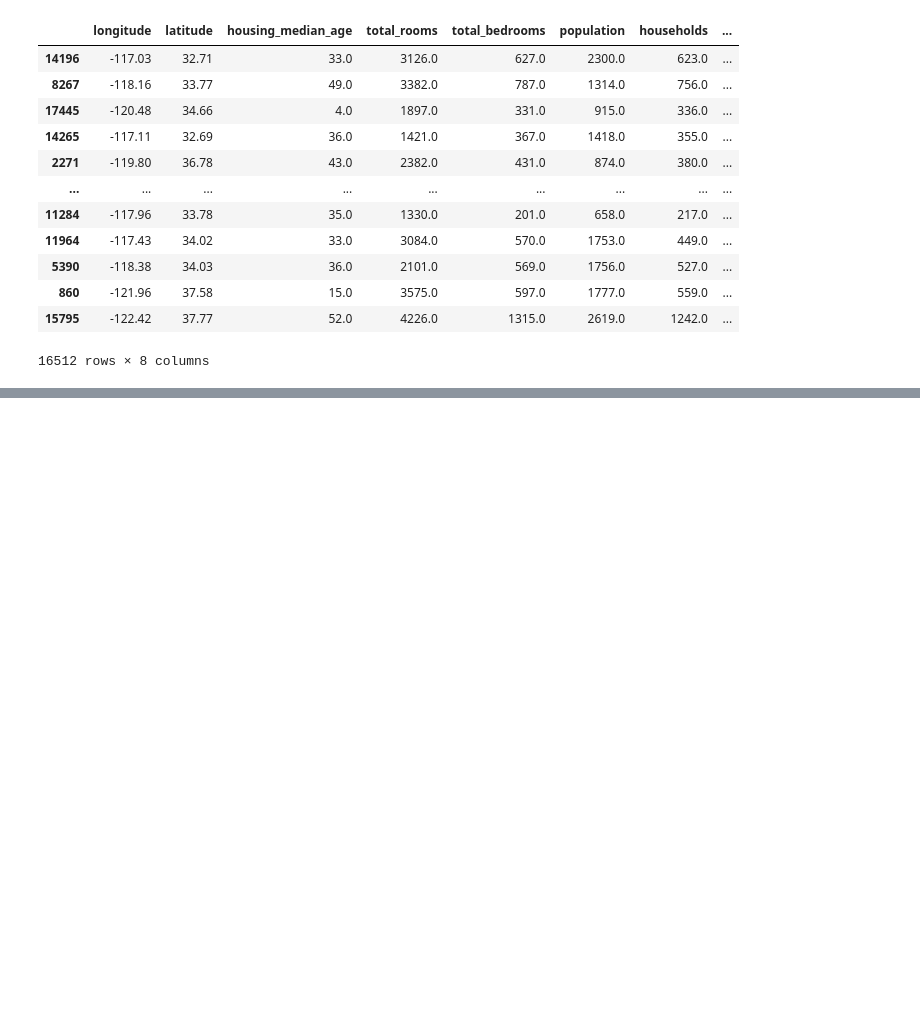
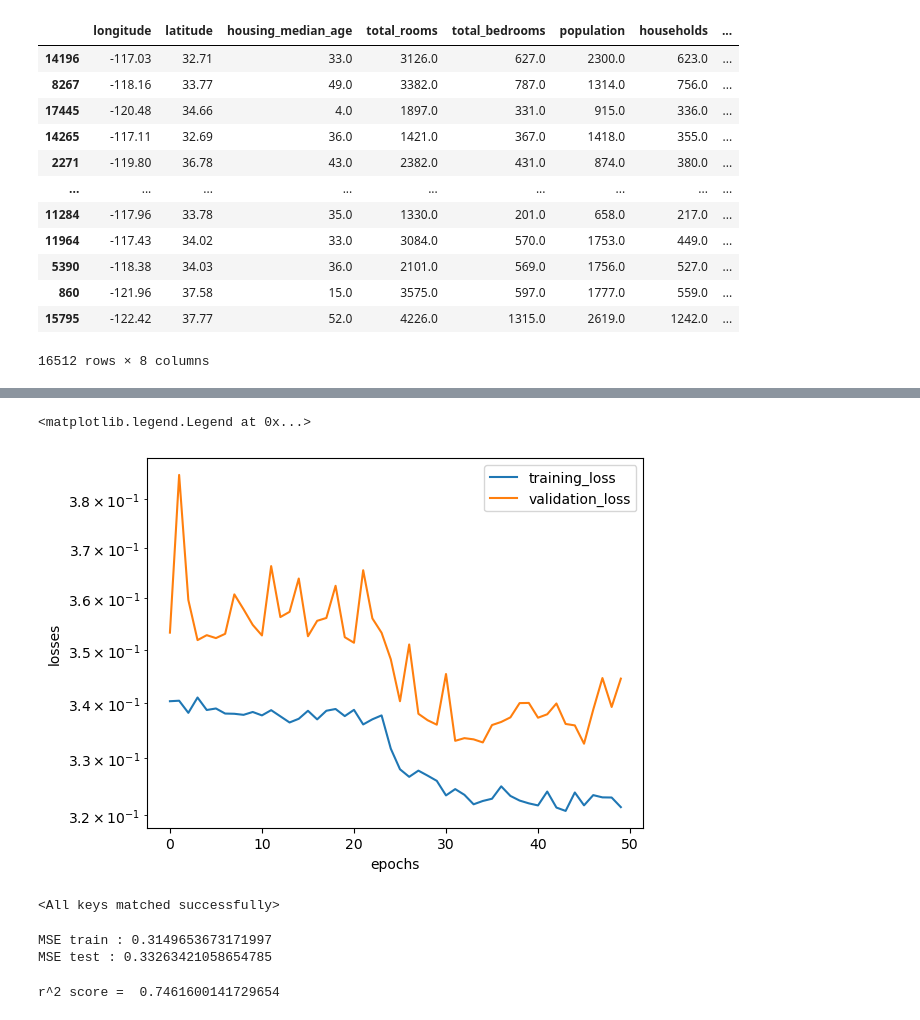
Before and after one commit to rahulshkya/machine-learning-practice, a Jupyter notebook: DL/practice_ANN.ipynb, the cells around one changed output, grey strips where cells are left out. Cells and saved outputs as stored; diff of their text form; code cells hidden in the pictures; blank space fills up the shorter version.

Commit message:
ANN practice complete

```diff
--- a/DL/practice_ANN.ipynb
+++ b/DL/practice_ANN.ipynb
@@ -112,6 +112,7 @@ optimizer=optim.Adam(model.parameters(),lr=0.005)
 epochs=50
 train_loss=[]
 validation_loss=[]
+best_val_loss=float("inf")
 for epoch in range(epochs):
     model.train()
     train_epoch_loss=0.0
@@ -136,8 +137,12 @@ for epoch in range(epochs):
             outputs=model(xb)
             loss=criterion(outputs,yb)
             val_epoch_loss+=loss.item()
+
         average_val_loss=val_epoch_loss/len(test_loader)
         validation_loss.append(average_val_loss)
 
     print(f"Epoch {epoch+1}/{epochs} => Train Loss = {average_train_loss:.4f} | Val Loss = {average_val_loss:.4f}")
+    if average_val_loss < best_val_loss:
+        best_val_loss=average_val_loss
+        torch.save(model.state_dict(),"best_practice_model")
 # %% [output]
@@ -161,0 +166,41 @@ Epoch 18/50 => Train Loss = 0.3633 | Val Loss = 0.3784
+# %%
+import matplotlib.pyplot as plt
+loss_df=pd.DataFrame(
+    {
+        "training_loss":train_loss,
+        "validation_loss":validation_loss
+    }
+)
+plt.plot(loss_df["training_loss"],label="training_loss")
+plt.plot(loss_df["validation_loss"],label="validation_loss")
+plt.xlabel("epochs")
+plt.ylabel("losses")
+plt.yscale('log')
+plt.legend()
+# %% [output]
+<matplotlib.legend.Legend at 0x...>
+[figure, added]
+# %%
+model.load_state_dict(torch.load("best_practice_model"))
+# %% [output]
+<All keys matched successfully>
+# %%
+#evaluate
+model.eval()
+with torch.no_grad():
+    train_pred=model(X_train_tensor)
+    test_pred=model(X_test_tensor)
+
+    train_mse_loss=criterion(train_pred,y_train_tensor)
+    test_mse_loss=criterion(test_pred,y_test_tensor)
+
+    print("MSE train :",train_mse_loss.item())
+    print("MSE test :",test_mse_loss.item())
+# %% [output]
+MSE train : 0.3149653673171997
+MSE test : 0.33263421058654785
+# %%
+from sklearn.metrics import r2_score
+print("r^2 score = ",r2_score(y_test,test_pred))
+# %% [output]
+r^2 score =  0.7461600141729654
```
Also changed, not shown: parts of 1 cell of this notebook, 1 other file.
